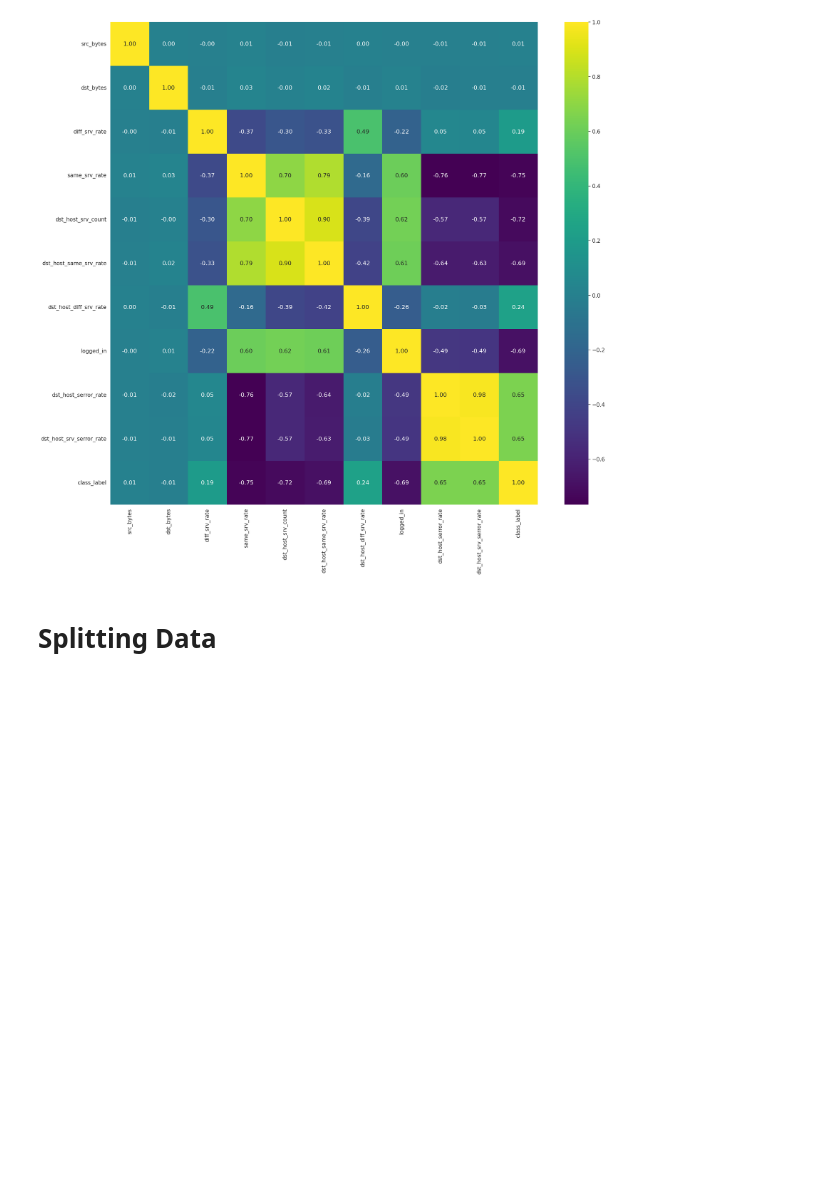
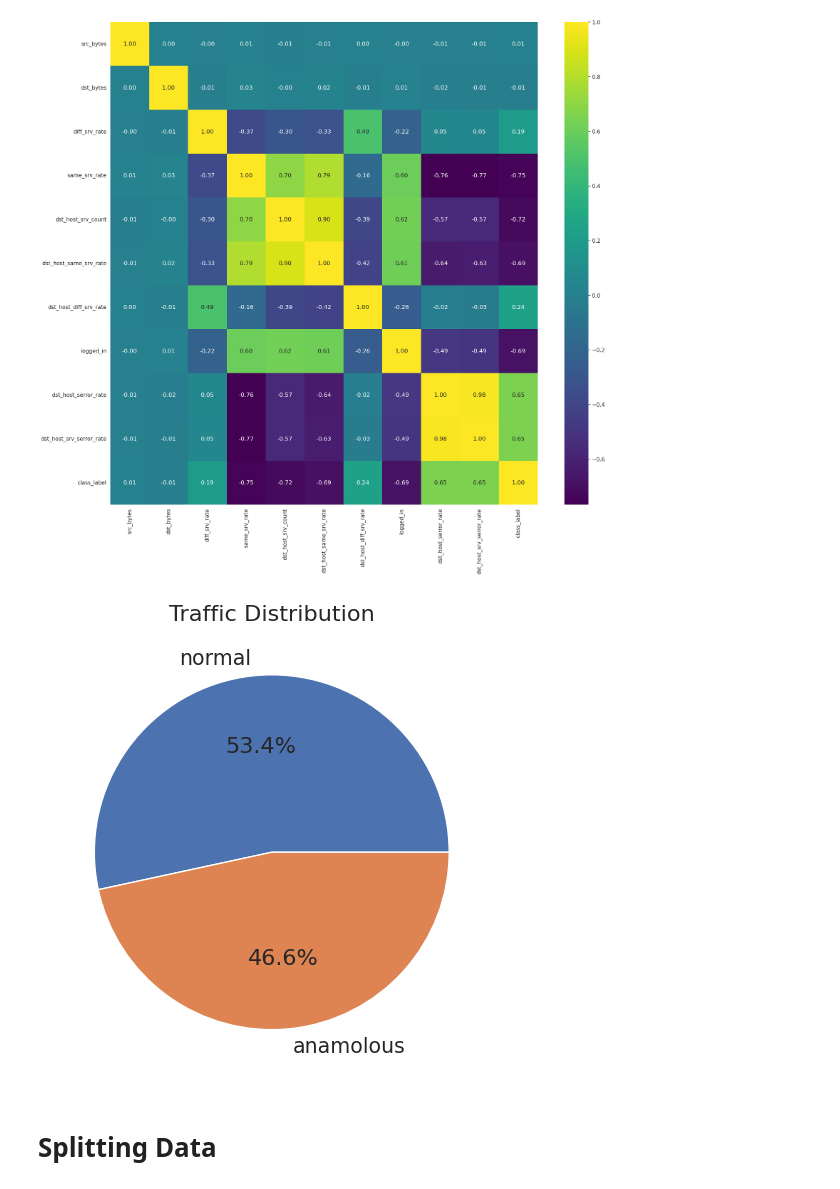
Before and after one commit to HarrisKucukalic/CSS2_Group_3, a Jupyter notebook: combined_code.ipynb, the cells around one changed output. Saved outputs shown, nothing was run; the diff lists cells and outputs as text; code cells hidden in the pictures; blank space fills up the shorter version.

```diff
--- a/combined_code.ipynb
+++ b/combined_code.ipynb
@@ -221,6 +226,13 @@ sns.heatmap(int_corr, annot=True, cmap='viridis', fmt='.2f')
 plt.show()
 # %% [output]
 [figure]
+# %%
+label_counts = intrusion_data['class'].value_counts()
+plt.pie(label_counts, labels=['normal', 'anamolous'], autopct='%1.1f%%')
+plt.title('Traffic Distribution')
+plt.show()
+# %% [output]
+[figure, added]
 # %% [markdown]
 # Splitting Data
 # %%
```
Also changed, not shown: parts of 60 cells of this notebook.
